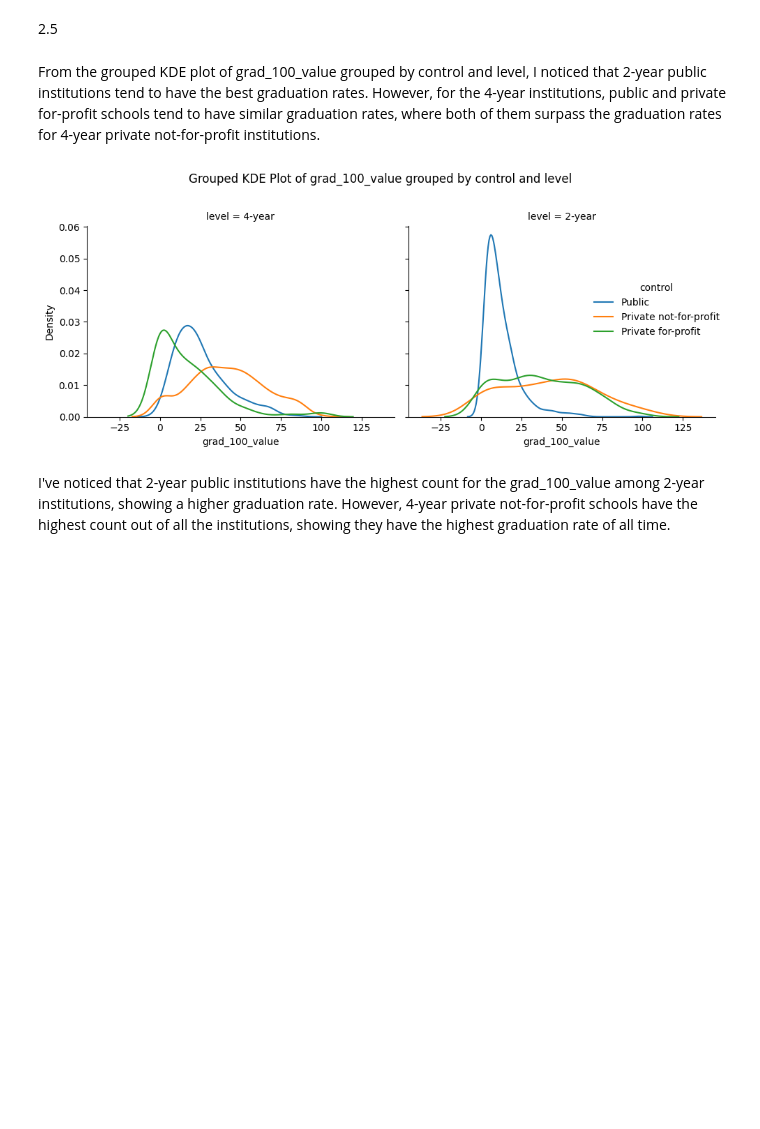
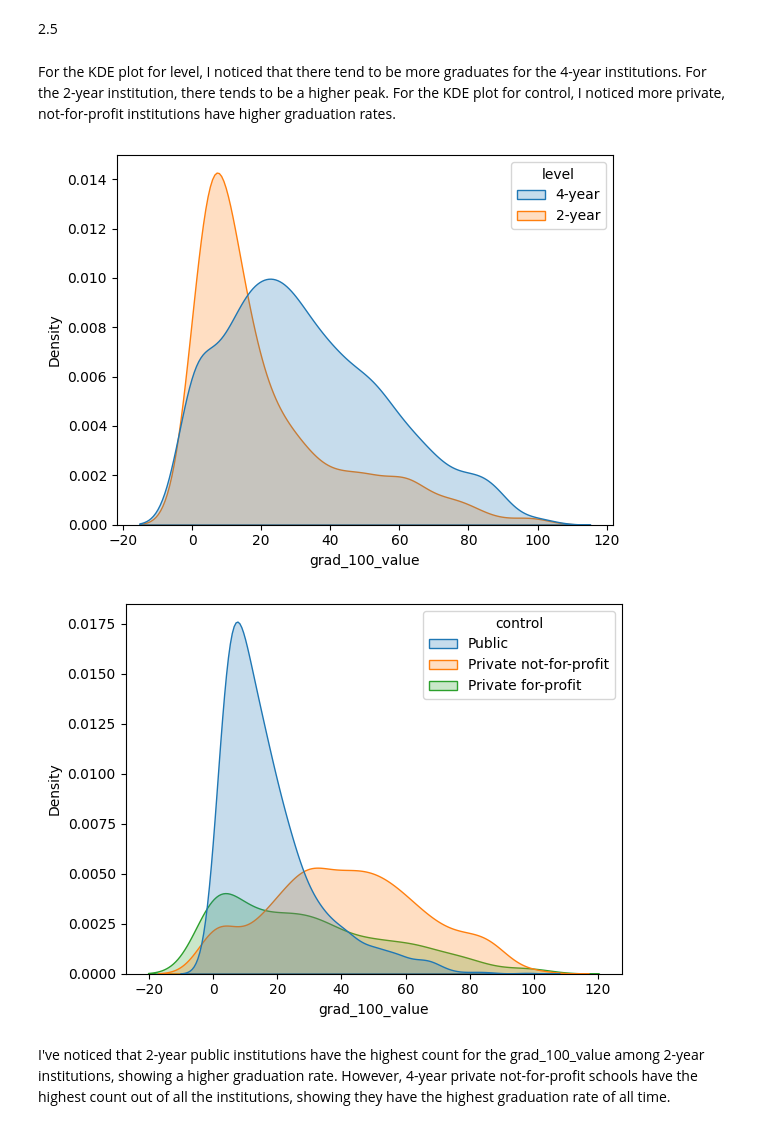
Before and after one commit to mchen899923/visualization_assignment, a Jupyter notebook: assignment.ipynb, the cells around one changed output. Saved outputs shown, nothing was run; the diff lists cells and outputs as text; code cells hidden in the pictures; blank space fills up the shorter version.

```diff
--- a/assignment.ipynb
+++ b/assignment.ipynb
@@ -191,22 +191,16 @@ print("IQR: ", IQR)
 IQR:  34.650000000000006
 # %% [markdown]
 2.5
-# %% [markdown]
-From the grouped KDE plot of grad_100_value grouped by control and level, I noticed that 2-year public institutions tend to have the best graduation rates. However, for the 4-year institutions, public and private for-profit schools tend to have similar graduation rates, where both of them surpass the graduation rates for 4-year private not-for-profit institutions.
-# %%
-conditioning = "control"
-conditioning_2 = "level"
-var = "grad_100_value"
-
-#use FacetGrid to create grouped plots by control and level
-g = sns.FacetGrid(college_completion_df, col = conditioning_2, hue = conditioning, height = 4, aspect = 1)
-g.map(sns.kdeplot, var, common_norm = False)
-g.fig.suptitle(f"Grouped KDE Plot of {var} grouped by {conditioning} and {conditioning_2}", y = 1.02) #add a title
-g.add_legend(title = conditioning) #add a legend
-plt.tight_layout() #adjust layout
-plt.show() #display the plot
-# %% [output]
-[figure, removed]
+# %% [markdown]
+For the KDE plot for level, I noticed that there tend to be more graduates for the 4-year institutions. For the 2-year institution, there tends to be a higher peak. For the KDE plot for control, I noticed more private, not-for-profit institutions have higher graduation rates.
+# %%
+sns.kdeplot(data = college_completion_df, x = "grad_100_value", hue = "level", fill = True) #KDE plot for level
+plt.show() #generate KDE plot
+sns.kdeplot(data=college_completion_df, x = "grad_100_value", hue = "control", fill = True) #KDE plot for control
+plt.show() #generate KDE plot
+# %% [output]
+[figure, added]
+[figure, added]
 # %% [markdown]
 I've noticed that 2-year public institutions have the highest count for the grad_100_value among 2-year institutions, showing a higher graduation rate. However, 4-year private not-for-profit schools have the highest count out of all the institutions, showing they have the highest graduation rate of all time.
 # %%
```
Also changed, not shown: parts of 8 cells of this notebook.
